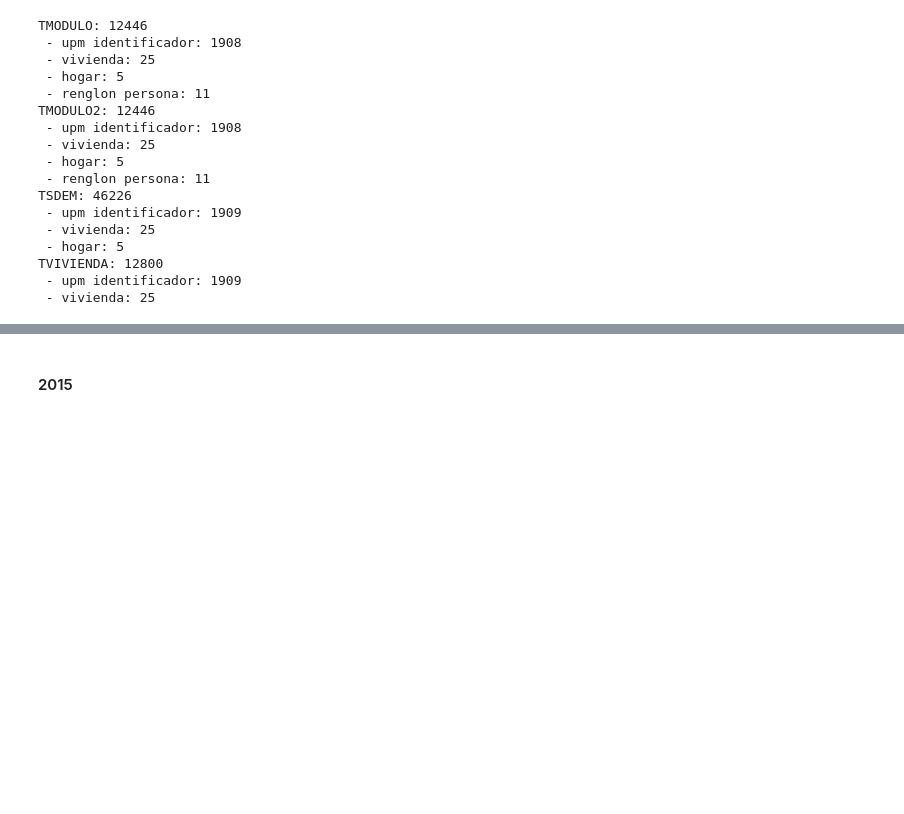
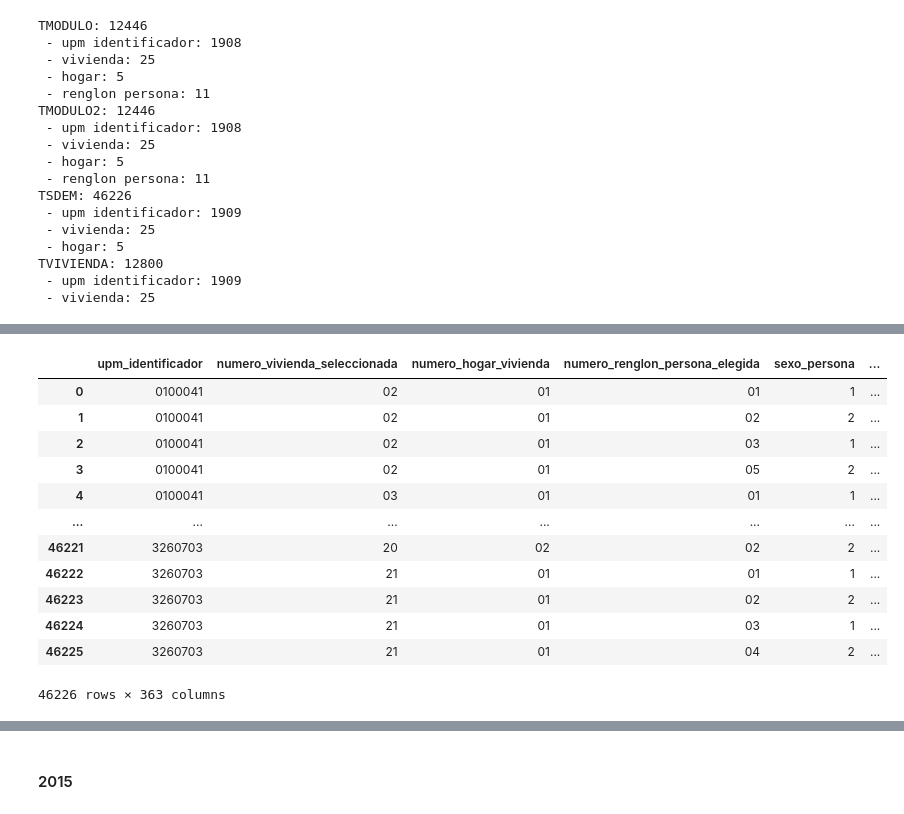
Before and after one commit to brau126/develop_data_science, a Jupyter notebook: Academic/Diplomado/Proyecto/Exploracion_TAD.ipynb, the cells around one changed output, grey strips where cells are left out. Cells and saved outputs as stored; diff of their text form; code cells hidden in the pictures; blank space fills up the shorter version.

```diff
--- a/Academic/Diplomado/Proyecto/Exploracion_TAD.ipynb
+++ b/Academic/Diplomado/Proyecto/Exploracion_TAD.ipynb
@@ -1363,15 +1394,35 @@ enif_2018_t2
 # %%
 # sdem con modulo2-modulo
-llaves = ['upm_identificador']
+llaves = ['upm_identificador',
+          'numero_vivienda_seleccionada',
+          'numero_hogar_vivienda',
+          'numero_renglon_persona_elegida'
+          ]
+
+TSDEM_18 = TSDEM_18.rename(columns={'numero_renglon_persona':'numero_renglon_persona_elegida'})
 
 cols_dup = TSDEM_18.columns.intersection(enif_2018_t2.columns).difference(llaves)
 
-enif_2018_t3 = pd.merge(left=enif_2018_t2,
-                        right=TSDEM_18.drop(columns=cols_dup),
+enif_2018_t3 = pd.merge(left=TSDEM_18,
+                        right=enif_2018_t2.drop(columns=cols_dup),
                         how='left',
-                        on=llaves
+                        on=llaves,
                         )
 
 enif_2018_t3
+# %% [output]
+|  | upm_identificador | numero_vivienda_seleccionada | numero_hogar_vivienda | numero_renglon_persona_elegida | sexo_persona | ... |
+| 0 | 0100041 | 02 | 01 | 01 | 1 | ... |
+| 1 | 0100041 | 02 | 01 | 02 | 2 | ... |
+| 2 | 0100041 | 02 | 01 | 03 | 1 | ... |
+| 3 | 0100041 | 02 | 01 | 05 | 2 | ... |
+| 4 | 0100041 | 03 | 01 | 01 | 1 | ... |
+| ... | ... | ... | ... | ... | ... | ... |
+| 46221 | 3260703 | 20 | 02 | 02 | 2 | ... |
+| 46222 | 3260703 | 21 | 01 | 01 | 1 | ... |
+| 46223 | 3260703 | 21 | 01 | 02 | 2 | ... |
+| 46224 | 3260703 | 21 | 01 | 03 | 1 | ... |
+| 46225 | 3260703 | 21 | 01 | 04 | 2 | ... |
+46226 rows × 363 columns
 # %%
 # vivienda con sdem-modulo2-modulo
```
Also changed, not shown: parts of 43 cells of this notebook, 1 other file.
